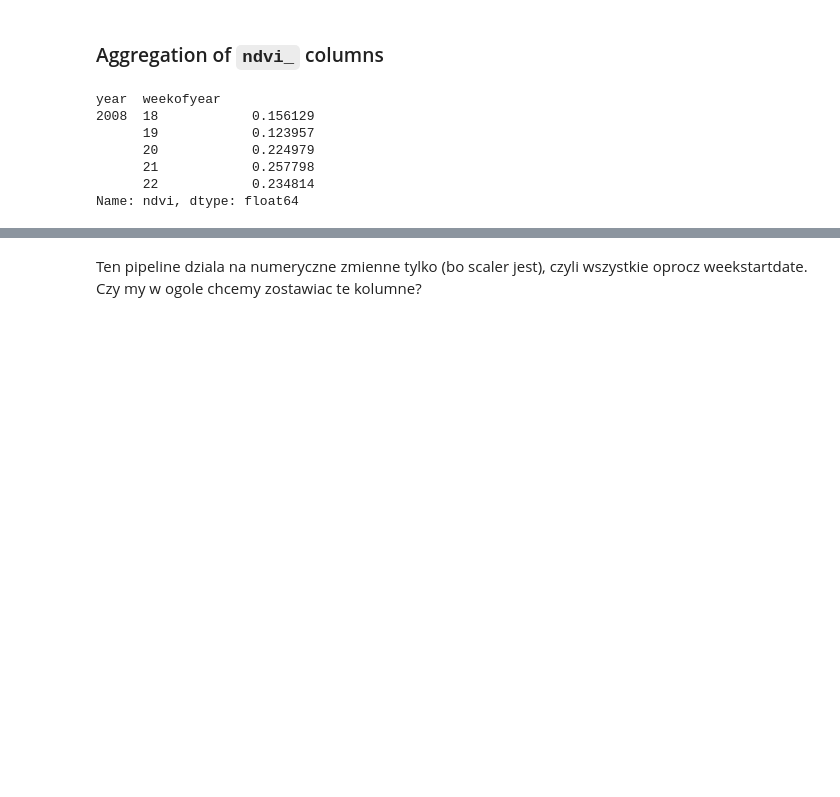
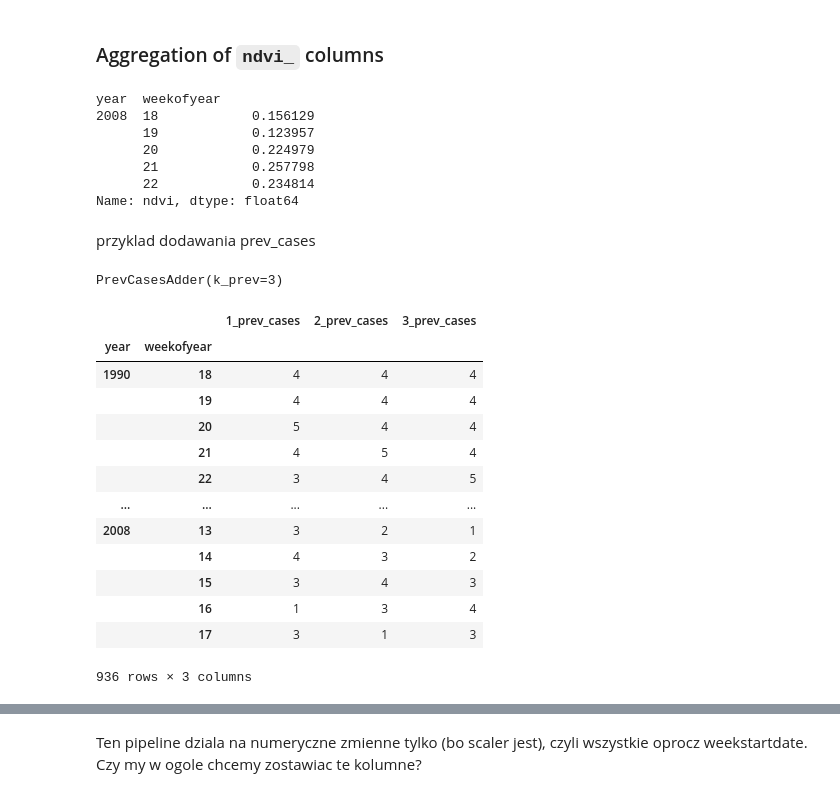
Before and after one commit to GasparSekula/PredictingDiseaseSpread, a Jupyter notebook: notebooks/FE.ipynb, the cells around one changed output, grey strips where cells are left out. Cells and saved outputs as stored; diff of their text form; code cells hidden in the pictures; blank space fills up the shorter version.

Commit message:
prev_cases as a feature

```diff
--- a/notebooks/FE.ipynb
+++ b/notebooks/FE.ipynb
@@ -182,3 +182,29 @@ year  weekofyear
       21            0.257798
       22            0.234814
 Name: ndvi, dtype: float64
+# %% [markdown]
+przyklad dodawania prev_cases
+# %%
+from src.feature_engineering import PrevCasesAdder
+
+prev_cases_adder = PrevCasesAdder(k_prev=3)
+prev_cases_adder.fit(sj_features_train, sj_labels_train)
+# %% [output]
+PrevCasesAdder(k_prev=3)
+# %%
+prev_cases_adder.transform(sj_features_train, sj_labels_train)[["1_prev_cases", "2_prev_cases", "3_prev_cases"]]
+# %% [output]
+|  |  | 1_prev_cases | 2_prev_cases | 3_prev_cases |
+| year | weekofyear |  |  |  |
+| 1990 | 18 | 4 | 4 | 4 |
+|  | 19 | 4 | 4 | 4 |
+|  | 20 | 5 | 4 | 4 |
+|  | 21 | 4 | 5 | 4 |
+|  | 22 | 3 | 4 | 5 |
+| ... | ... | ... | ... | ... |
+| 2008 | 13 | 3 | 2 | 1 |
+|  | 14 | 4 | 3 | 2 |
+|  | 15 | 3 | 4 | 3 |
+|  | 16 | 1 | 3 | 4 |
+|  | 17 | 3 | 1 | 3 |
+936 rows × 3 columns
```
Also changed, not shown: parts of 5 cells of this notebook, 1 other file.
